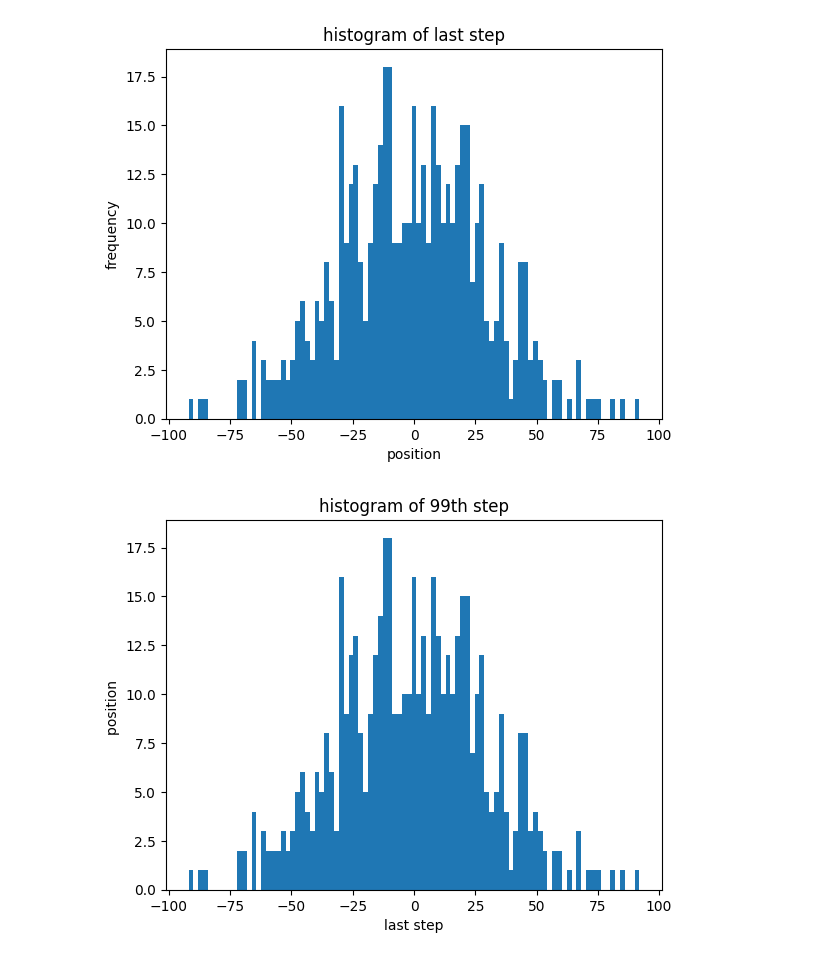
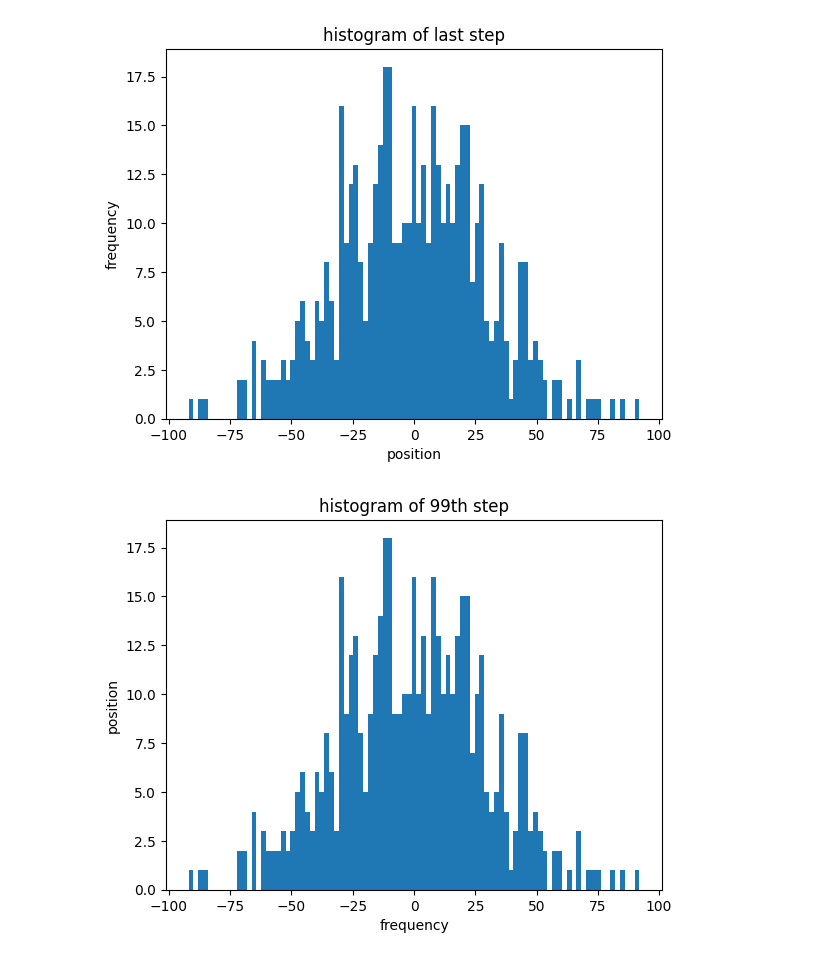
Before and after one commit to PX2145-2025/week-7-b-Anest-Cunliffe, a Jupyter notebook: Random_walk.ipynb, the cells around one changed output. Cells and saved outputs as stored; diff of their text form; code cells hidden in the pictures.

```diff
--- a/Random_walk.ipynb
+++ b/Random_walk.ipynb
@@ -208,13 +208,13 @@ plt.savefig('histogram at last step')
 # %%
 
 final_particle2= particles[-1,:] #plotting values with 99 step
 min1=np.min(final_particle2)
 max1=np.max(final_particle2)
 bin_number=int((max1-min1)/2)+1
 plt.hist(final_particle2, bins=bin_number)
 plt.title('histogram of 99th step')
-plt.xlabel('last step')
-plt.ylabel('position ')
+plt.xlabel('frequency')
+plt.ylabel('position')
 plt.savefig('histogram at intermediate step')
 # %% [output]
-[figure, old version]
+[figure, new version]
```
